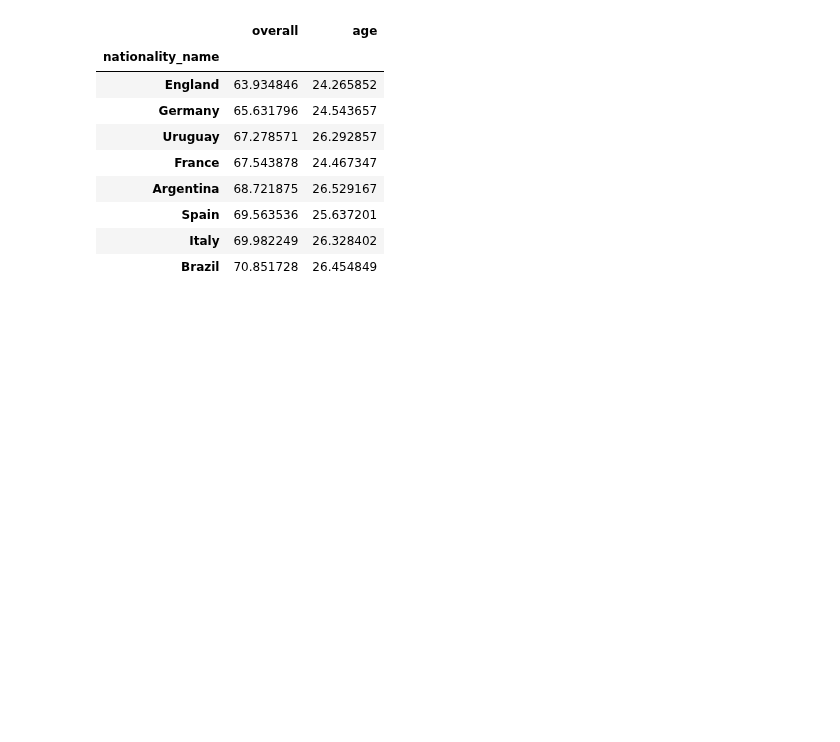
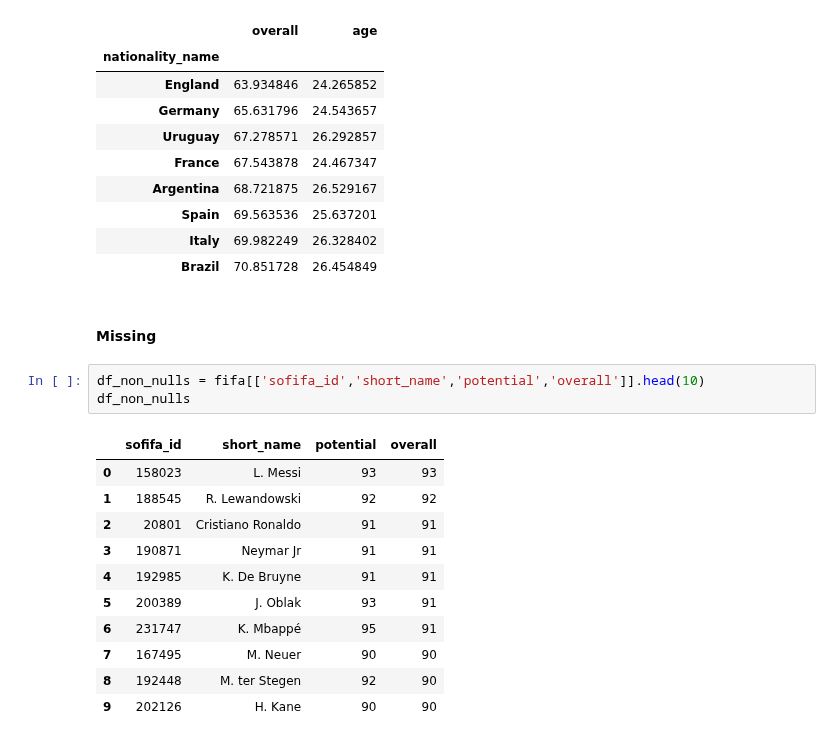
Before and after one commit to lucasghidini/AulasJupyter, a Jupyter notebook: aula1.ipynb, the cells around one changed output. Saved outputs shown, nothing was run; the diff lists cells and outputs as text; blank space fills up the shorter version.

Commit message:
feat: estudo sobre missings(nulos) adicionado

```diff
--- a/aula1.ipynb
+++ b/aula1.ipynb
@@ -484,3 +484,20 @@ champs.groupby('nationality_name')[['overall','age']].mean().sort_values(by='ove
 | Spain | 69.563536 | 25.637201 |
 | Italy | 69.982249 | 26.328402 |
 | Brazil | 70.851728 | 26.454849 |
+# %% [markdown]
+#### Missing
+# %%
+df_non_nulls = fifa[['sofifa_id','short_name','potential','overall']].head(10)
+df_non_nulls
+# %% [output]
+|  | sofifa_id | short_name | potential | overall |
+| 0 | 158023 | L. Messi | 93 | 93 |
+| 1 | 188545 | R. Lewandowski | 92 | 92 |
+| 2 | 20801 | Cristiano Ronaldo | 91 | 91 |
+| 3 | 190871 | Neymar Jr | 91 | 91 |
+| 4 | 192985 | K. De Bruyne | 91 | 91 |
+| 5 | 200389 | J. Oblak | 93 | 91 |
+| 6 | 231747 | K. Mbappé | 95 | 91 |
+| 7 | 167495 | M. Neuer | 90 | 90 |
+| 8 | 192448 | M. ter Stegen | 92 | 90 |
+| 9 | 202126 | H. Kane | 90 | 90 |
```
Also changed, not shown: parts of 5 cells of this notebook.
